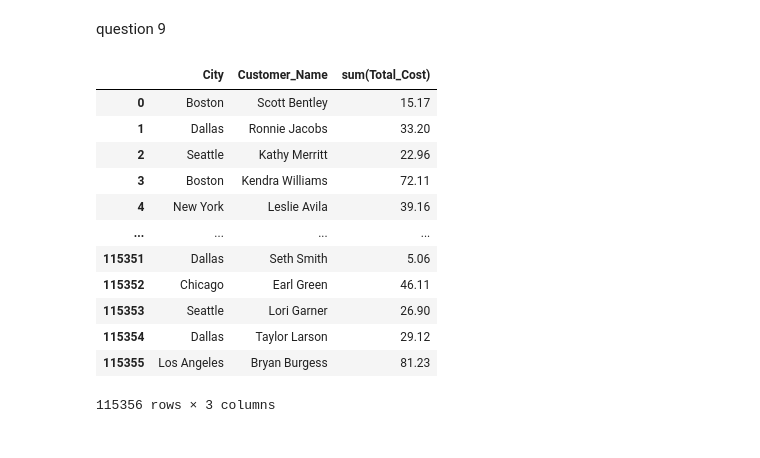
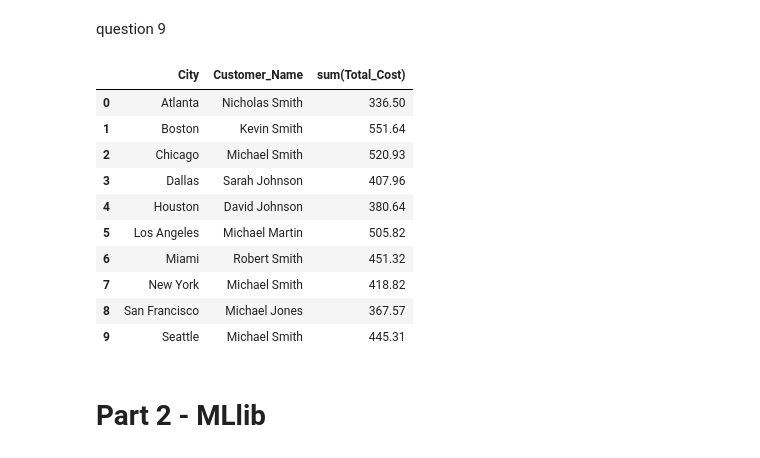
Before and after one commit to tasosrigos-bit/my-spark-project, a Jupyter notebook: spark-assignment/f2822511-Rigos-Anastasios.ipynb, the cells around one changed output. Saved outputs shown, nothing was run; the diff lists cells and outputs as text; code cells hidden in the pictures.

```diff
--- a/spark-assignment/f2822511-Rigos-Anastasios.ipynb
+++ b/spark-assignment/f2822511-Rigos-Anastasios.ipynb
@@ -317,19 +324,28 @@ retail_df.filter("City == 'Los Angeles'") \
 # %% [markdown]
 question 9
 # %%
-# Filter the DataFrame to include only rows where the Customer_Type is 'Professional' and group the results by the City column
-retail_df.filter("Customer_Category == 'Professional'").groupBy("City", "Customer_Name").sum("Total_Cost").toPandas()
+# Filter the DataFrame to include only rows where the Customer_Category is 'Professional',
+# group the resulting DataFrame by the City and Customer_Name columns
+# calculate the sum of the Total_Cost column for each group,
+# (i.e., for each combination of City and Customer_Name),
+# sort the results first by City in ascending order and then by the sum of Total_Cost in descending order,
+# drop duplicate rows based on the City column (i.e., keep only one row for each city)
+# and convert the final result to a Pandas DataFrame
+retail_df.filter("Customer_Category == 'Professional'") \
+    .groupBy("City", "Customer_Name") \
+    .sum("Total_Cost") \
+    .orderBy("City", "sum(Total_Cost)", ascending=[True, False]) \
+    .drop_duplicates(["City"]) \
+    .toPandas()
 # %% [output]
 |  | City | Customer_Name | sum(Total_Cost) |
-| 0 | Boston | Scott Bentley | 15.17 |
-| 1 | Dallas | Ronnie Jacobs | 33.20 |
-| 2 | Seattle | Kathy Merritt | 22.96 |
-| 3 | Boston | Kendra Williams | 72.11 |
-| 4 | New York | Leslie Avila | 39.16 |
-| ... | ... | ... | ... |
-| 115351 | Dallas | Seth Smith | 5.06 |
-| 115352 | Chicago | Earl Green | 46.11 |
-| 115353 | Seattle | Lori Garner | 26.90 |
-| 115354 | Dallas | Taylor Larson | 29.12 |
-| 115355 | Los Angeles | Bryan Burgess | 81.23 |
+| 0 | Atlanta | Nicholas Smith | 336.50 |
+| 1 | Boston | Kevin Smith | 551.64 |
+| 2 | Chicago | Michael Smith | 520.93 |
+| 3 | Dallas | Sarah Johnson | 407.96 |
+| 4 | Houston | David Johnson | 380.64 |
+| 5 | Los Angeles | Michael Martin | 505.82 |
+| 6 | Miami | Robert Smith | 451.32 |
+| 7 | New York | Michael Smith | 418.82 |
+| 8 | San Francisco | Michael Jones | 367.57 |
+| 9 | Seattle | Michael Smith | 445.31 |
-115356 rows × 3 columns
@@ -337,0 +352,2 @@ retail_df.filter("Customer_Category == 'Professional'").groupBy("City", "Custome
+# %% [markdown]
+# Part 2 - MLlib
```
Also changed, not shown: parts of 12 cells of this notebook.
